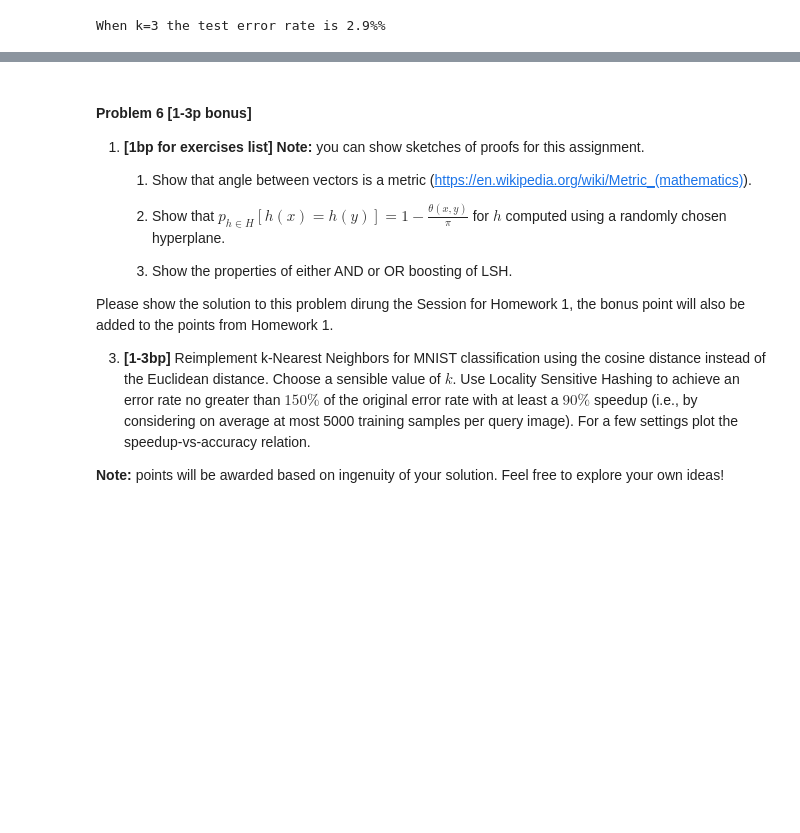
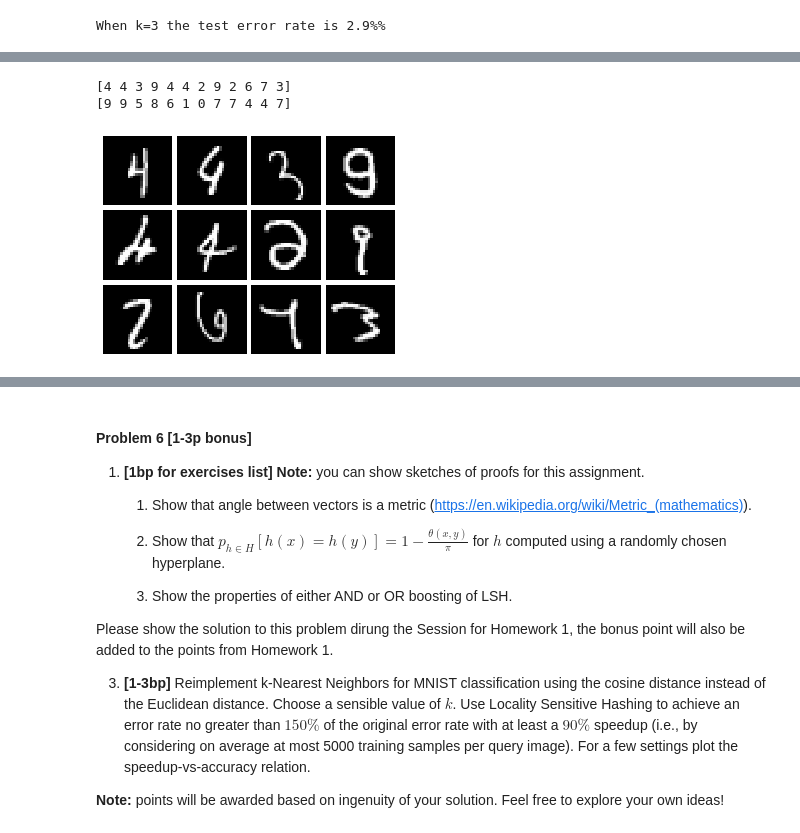
Before and after one commit to lekcyjna123/ml_uwr, a Jupyter notebook: assignment1/Assignment1.ipynb, the cells around one changed output, grey strips where cells are left out. Cells and saved outputs as stored; diff of their text form; code cells hidden in the pictures; blank space fills up the shorter version.

```diff
--- a/assignment1/Assignment1.ipynb
+++ b/assignment1/Assignment1.ipynb
@@ -786,3 +805,11 @@ plot_mat(mnist_train_data_uint8[:20, None], cmap='gray')
+# %%
+print(mnist_test_labels_int64[(65,115,195,241,247,300,318,320,321,341,358,381),])
+print(mnist_test_preds[3][(65,115,195,241,247,300,318,320,321,341,358,381),])
+plot_mat(mnist_test_data_uint8[(65,115,195,241,247,300,318,320,321,341,358,381), None], cmap='gray')
+# %% [output]
+[4 4 3 9 4 4 2 9 2 6 7 3]
+[9 9 5 8 6 1 0 7 7 4 4 7]
+[figure, added]
 # %% [markdown]
 ### Locality sensitive hashing
 
```
Also changed, not shown: parts of 14 cells of this notebook.
